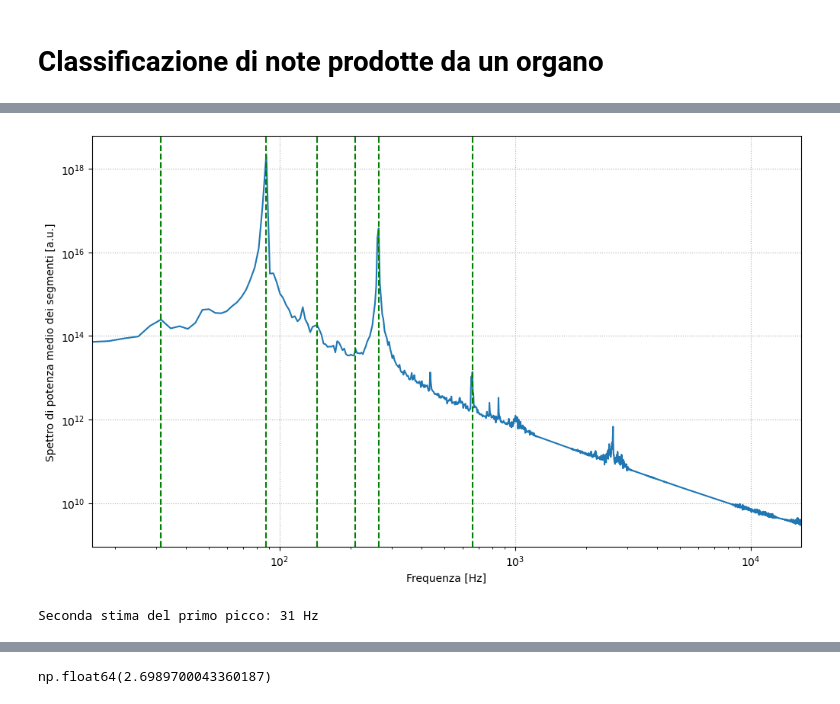
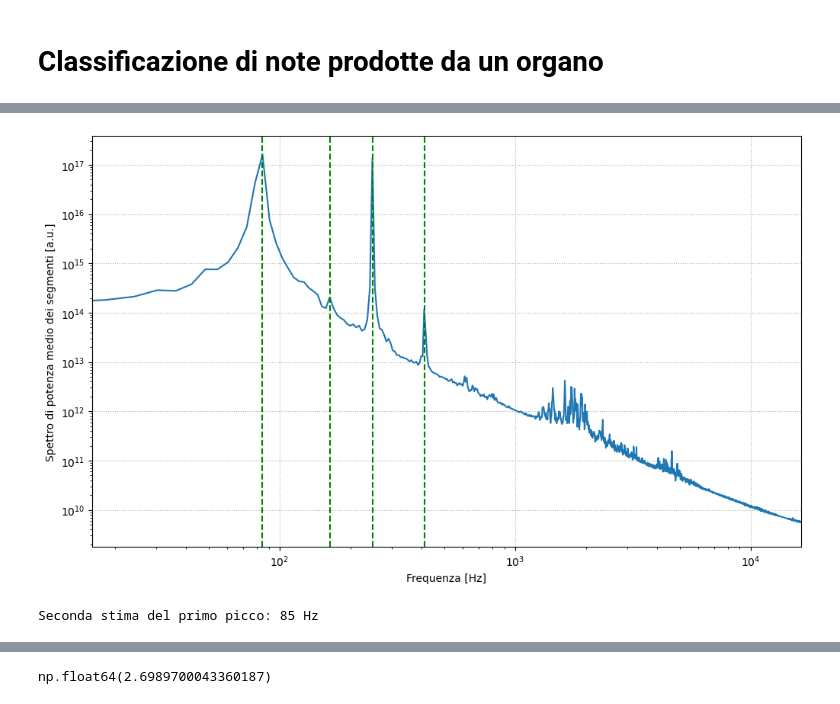
Before and after one commit to maddoc-g/3_organ_clustering, a Jupyter notebook: esperienza_3.ipynb, the cells around one changed output, grey strips where cells are left out. Saved outputs shown, nothing was run; the diff lists cells and outputs as text; code cells hidden in the pictures.

```diff
--- a/esperienza_3.ipynb
+++ b/esperienza_3.ipynb
@@ -104,7 +93,7 @@ from lib.readwav import *
 # Scegliamo arbitrariamente un file da analizzare e cominciamo.
 
 # Innanzitutto lo leggiamo:
-filename = "./wav_files/note_23.wav"
+filename = "./wav_files/note_78.wav"
 rate, note = readwav(filename)
 note = note[:,0] # D'ora in poi presumiamo questo step, che diventa quindi necessario
 time = np.linspace(0, note.shape[0], note.shape[0], endpoint = False) / rate
@@ -260,64 +245,59 @@ Prima stima del primo picco: 80 Hz
 # %%
-# Il codice finora trova bene la prima stima, ma se è molto bassa (nell'ordine dei 100 hz) allora
-# la risoluzione dei primi picchi è piuttosto cattiva. La risoluzione è proporzionale alla segment size:
-# per frequenze basse ci serve risoluzione alta, per frequenze alte invece aumentare la risoluzione introduce rumore.
+# Empiricamente, allargare la segment_size ha l'effetto di aumentare la risoluzione, sia migliorando i picchi sia aumentando il rumore.
 
-A = -0.03 # dal fit rudimentale della cella sopra
-B = 0.45 # occhio a questo valore
-segment_size = int(rate * (A * np.log(previsional_frequency) + B) ) # line importante!
+# Decidiamo di rifare l'operazione precedente ma con una segment_size migliorata dinamicamente.
+# Sempre empiricamente (dal test della sopra), abbiamo visto che il fit è polinomiale nello spazio logaritmico:
+A = -0.01
+B = 0.15
+C = -0.30
+segment_size = int(rate * (A * np.log(previsional_frequency)**2 + B * np.log(previsional_frequency) + C) ) # Calcolo dinamico
+
+# Il resto è lo stesso:
 hop_size = segment_size // 4
 number_of_segments = (len(note) - segment_size) // hop_size + 1
-
 segments_spectra = []
 for i in range(number_of_segments):
     start = i * hop_size
     end = start + segment_size
     segment = note[start:end]
-    segment = apply_window(rate, segment, sigma = 0.17)
-    # sigma più grande (largo) non migliora né peggiora, sigma più piccolo rovina la risoluzione
-    # quindi teniamo questo sigma fisso come compromesso risoluzione-rumore (vedi anche figure sopra)
-    # e la risoluzione la aggiustiamo qui solo sulla segment size
+    segment = apply_window(rate, segment, sigma = 0.15)
     power_spectrum = scipy.fft.rfft(segment)
     power_spectrum = np.abs(power_spectrum)**2
     segments_spectra.append(power_spectrum)
-
 averaged_spectrum = np.mean(segments_spectra, axis = 0)
 frequencies = scipy.fft.rfftfreq(segment.shape[0], d=1/rate)
 
+prom = 10**(np.floor(np.log10(averaged_spectrum[0])))
+corrected_peaks, _ = find_peaks(averaged_spectrum, prominence = prom)
+if len(corrected_peaks) < 6: # È difficile scegliere una prominence: se troviamo troppi pochi picchi proviamo ad abbassarla
+    prom = 10**(np.floor(np.log10(averaged_spectrum[0]))-1) # Occhio al -1
+    corrected_peaks, _ = find_peaks(averaged_spectrum, prominence = prom)
 
-prom = 10**(np.floor(np.log10(averaged_spectrum[0]))) # senza il +1 (provare +0.5 o senza floor ??)
-corrected_peaks, _ = find_peaks(averaged_spectrum, prominence = prom)
-if len(corrected_peaks) < 6:
-    prom = 10**(np.floor(np.log10(averaged_spectrum[0]))-1) # abbassiamo molto la prominence
-    corrected_peaks, _ = find_peaks(averaged_spectrum, prominence = prom)
-#frequencies_of_peaks = frequencies[corrected_peaks]
-
-
-###################### Forse l'idea della tolerance non è male dopotutto, dobbiamo pensare ad una
-# implementazione più intelligente, nella scelta della tolerance e nella selezione del più alto tra due picchi vicini #################
-
-
-tolerance = previsional_frequency / 2 # parte di codice per non prendere picchi che siano più vicini di mezza fondamentale previsionale
-frequencies_of_peaks = [] # di fatto stiamo presumendo che se c'è una missing fundamental sia una sola
-for peak in corrected_peaks:
-    aux = frequencies[peak]
-    if all(abs(aux - f) > tolerance for f in frequencies_of_peaks):
+# Adesso facciamo anche un check affinché non vengano letti picchi troppo vicini tra di loro:
+tolerance = previsional_frequency / 3 # Questa scelta per la tolleranza è un po' arbitraria.
+frequencies_of_peaks = []             # Stiamo presumendo di saltare la lettura di al più i primi due picchi.
+for c in range(len(corrected_peaks)):
+    aux = frequencies[corrected_peaks[c]]
+    if all(abs(aux - f) > tolerance for f in frequencies_of_peaks): # Se è lontano dagli altri picchi allora ok
         frequencies_of_peaks.append(aux)
+    else: # Senno tra quelli vicini (entro la stessa tolleranza) prendiamo quello più alto
+        if averaged_spectrum[corrected_peaks[c]] > averaged_spectrum[corrected_peaks[c-1]]:
+            frequencies_of_peaks[-1] = aux
 
 plt.figure(figsize=(12,7))
 plt.plot(frequencies, averaged_spectrum)
 for i in frequencies_of_peaks:
     plt.axvline(i, color="g", linestyle="--")
 plt.yscale("log", base=10)
 plt.xscale("log", base=10)
 plt.xlim(2**4, 2**14)
 plt.ylabel("Spettro di potenza medio dei segmenti [a.u.]")
 plt.xlabel("Frequenza [Hz]")
 plt.grid(linestyle = ":")
 plt.show()
-
 print("\nSeconda stima del primo picco: {:.0f} Hz\n".format(frequencies_of_peaks[0]))
+# In verde, i picchi "sperimentali":
 # %% [output]
-[figure, old version]
+[figure, new version]
-Seconda stima del primo picco: 31 Hz
+Seconda stima del primo picco: 85 Hz
 # %%
```
Also changed, not shown: parts of 13 cells of this notebook, 2 other files.
